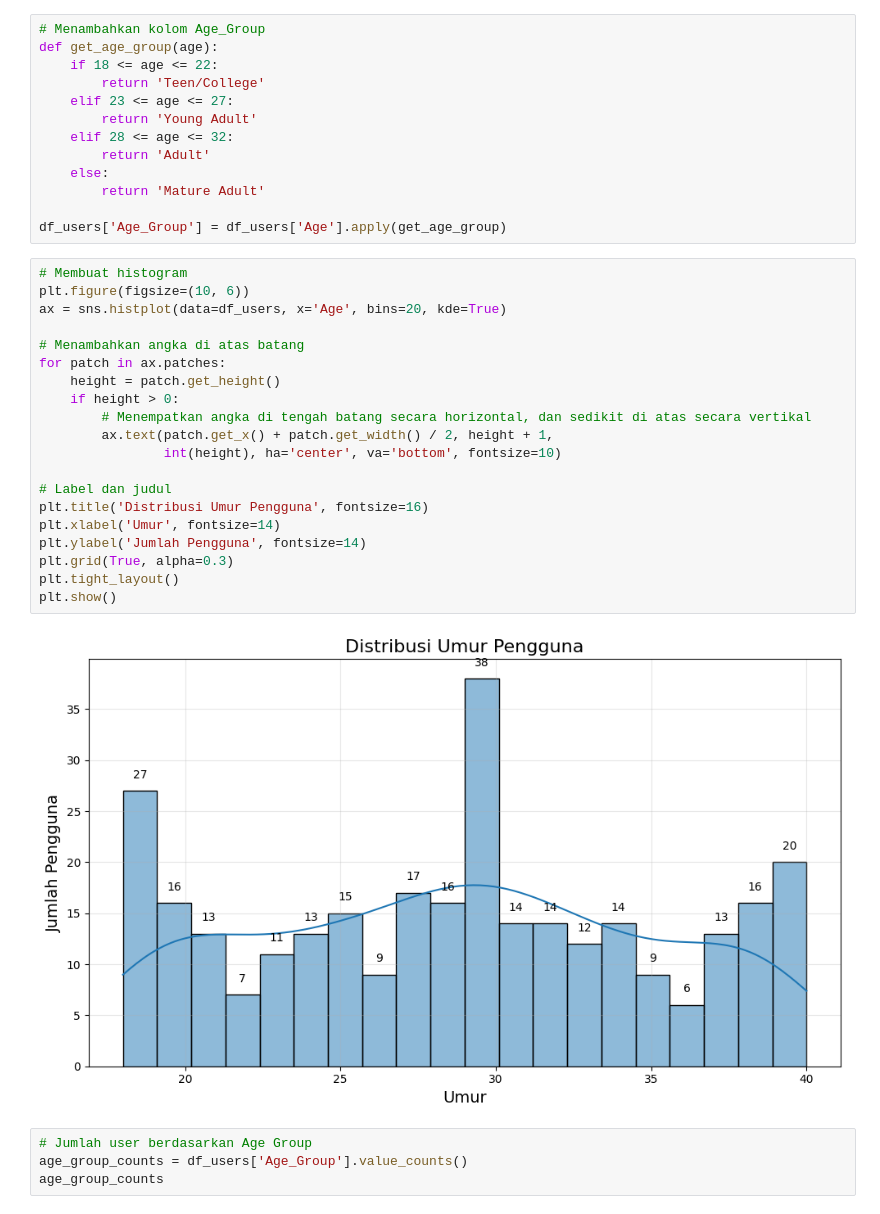
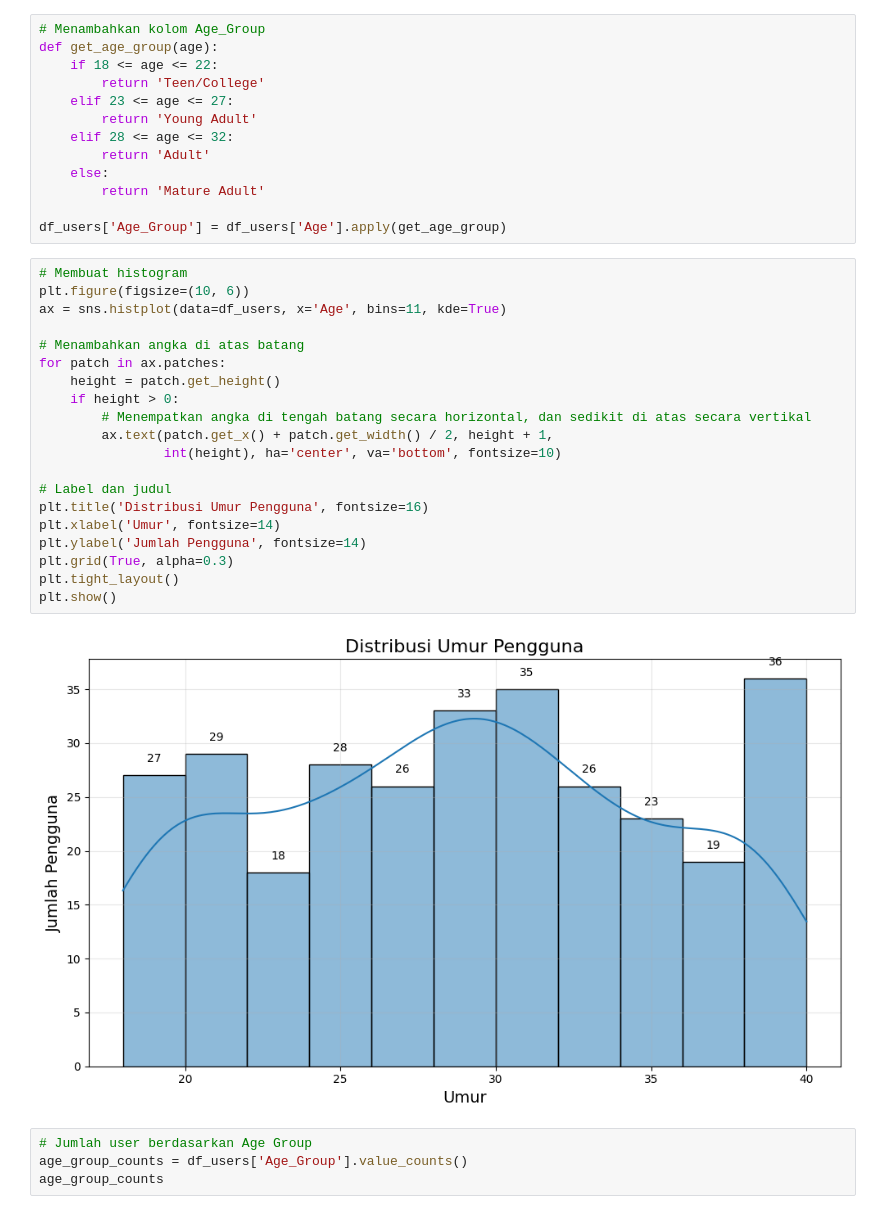
Before and after one commit to ivana27lita/recsys-objek-wisata, a Jupyter notebook: src/preprocessing.ipynb, the cells around one changed output. Saved outputs shown, nothing was run; the diff lists cells and outputs as text.

```diff
--- a/src/preprocessing.ipynb
+++ b/src/preprocessing.ipynb
@@ -269,25 +269,25 @@ df_users['Age_Group'] = df_users['Age'].apply(get_age_group)
 # %%
 # Membuat histogram
 plt.figure(figsize=(10, 6))
-ax = sns.histplot(data=df_users, x='Age', bins=20, kde=True)
+ax = sns.histplot(data=df_users, x='Age', bins=11, kde=True)
 
 # Menambahkan angka di atas batang
 for patch in ax.patches:
     height = patch.get_height()
     if height > 0:
         # Menempatkan angka di tengah batang secara horizontal, dan sedikit di atas secara vertikal
         ax.text(patch.get_x() + patch.get_width() / 2, height + 1,
                 int(height), ha='center', va='bottom', fontsize=10)
 
 # Label dan judul
 plt.title('Distribusi Umur Pengguna', fontsize=16)
 plt.xlabel('Umur', fontsize=14)
 plt.ylabel('Jumlah Pengguna', fontsize=14)
 plt.grid(True, alpha=0.3)
 plt.tight_layout()
 plt.show()
 # %% [output]
-[figure, old version]
+[figure, new version]
 # %%
 # Jumlah user berdasarkan Age Group
 age_group_counts = df_users['Age_Group'].value_counts()
```
Also changed, not shown: parts of 2 cells of this notebook.
